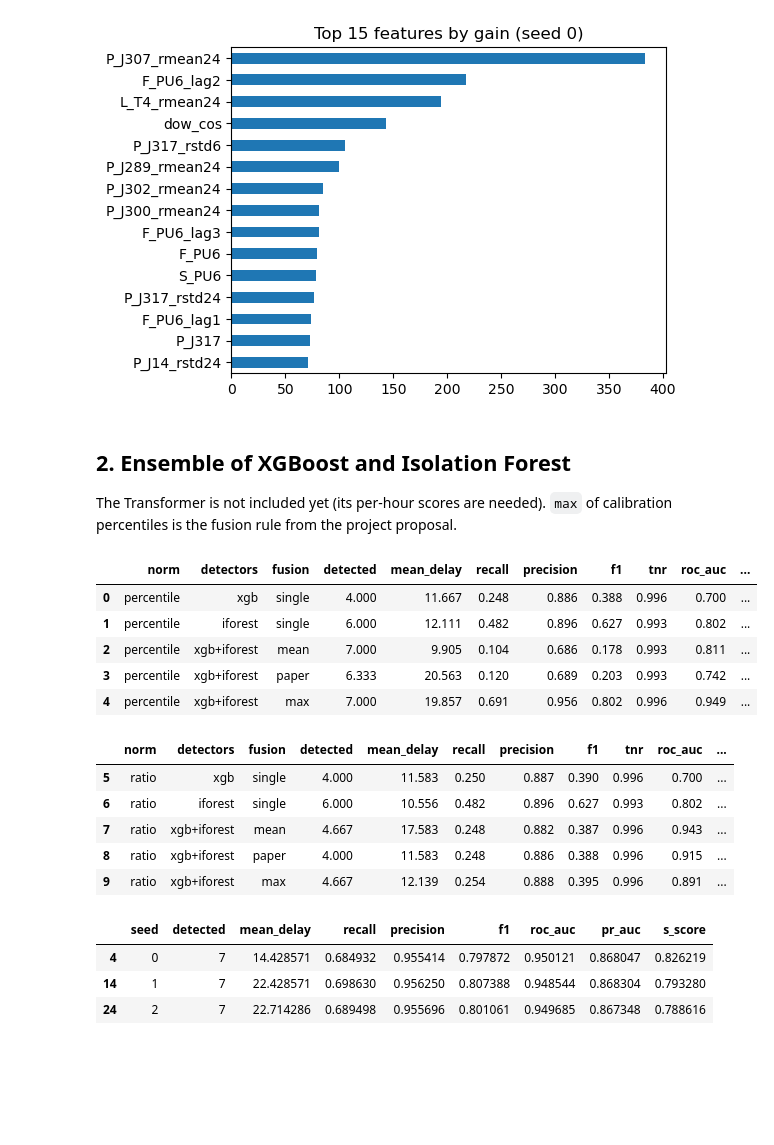
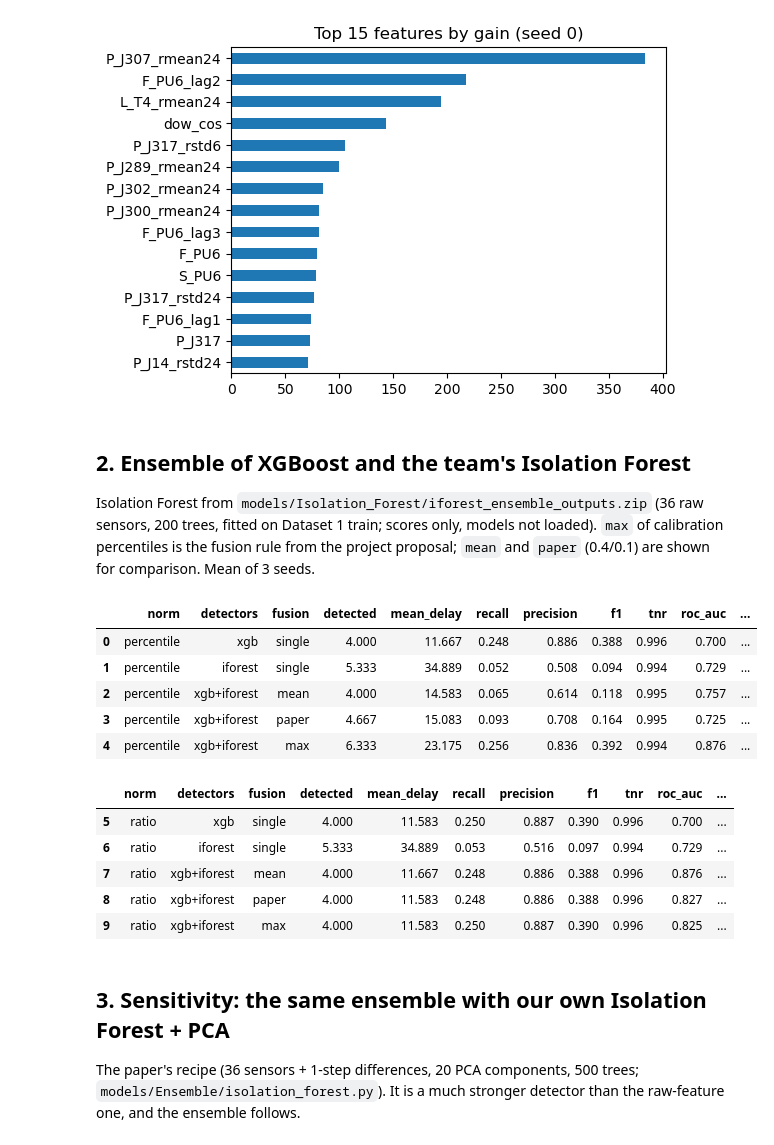
Before and after one commit to hima0921/BATADAL-project, a Jupyter notebook: notebooks/XGBoost_IForest_Ensemble.ipynb, the cells around one changed output. Cells and saved outputs as stored; diff of their text form; code cells hidden in the pictures; blank space fills up the shorter version.

```diff
--- a/notebooks/XGBoost_IForest_Ensemble.ipynb
+++ b/notebooks/XGBoost_IForest_Ensemble.ipynb
@@ -53,34 +53,29 @@ imp.head(15)[::-1].plot.barh(figsize=(6, 4), title='Top 15 features by gain (see
 # %% [output]
 [figure]
 # %% [markdown]
-## 2. Ensemble of XGBoost and Isolation Forest
+## 2. Ensemble of XGBoost and the team's Isolation Forest
 
-The Transformer is not included yet (its per-hour scores are needed). `max` of calibration percentiles is the fusion rule from the project proposal.
+Isolation Forest from `models/Isolation_Forest/iforest_ensemble_outputs.zip` (36 raw sensors, 200 trees, fitted on Dataset 1 train; scores only, models not loaded). `max` of calibration percentiles is the fusion rule from the project proposal; `mean` and `paper` (0.4/0.1) are shown for comparison. Mean of 3 seeds.
 # %%
-s = pd.read_csv(f'{R}/ensemble/summary.csv')
-s[s.norm == 'percentile']
+t = pd.read_csv(f'{R}/ensemble_team_if/summary.csv')
+t[t.norm == 'percentile']
 # %% [output]
 |  | norm | detectors | fusion | detected | mean_delay | recall | precision | f1 | tnr | roc_auc | ... |
 | 0 | percentile | xgb | single | 4.000 | 11.667 | 0.248 | 0.886 | 0.388 | 0.996 | 0.700 | ... |
-| 1 | percentile | iforest | single | 6.000 | 12.111 | 0.482 | 0.896 | 0.627 | 0.993 | 0.802 | ... |
-| 2 | percentile | xgb+iforest | mean | 7.000 | 9.905 | 0.104 | 0.686 | 0.178 | 0.993 | 0.811 | ... |
-| 3 | percentile | xgb+iforest | paper | 6.333 | 20.563 | 0.120 | 0.689 | 0.203 | 0.993 | 0.742 | ... |
-| 4 | percentile | xgb+iforest | max | 7.000 | 19.857 | 0.691 | 0.956 | 0.802 | 0.996 | 0.949 | ... |
+| 1 | percentile | iforest | single | 5.333 | 34.889 | 0.052 | 0.508 | 0.094 | 0.994 | 0.729 | ... |
+| 2 | percentile | xgb+iforest | mean | 4.000 | 14.583 | 0.065 | 0.614 | 0.118 | 0.995 | 0.757 | ... |
+| 3 | percentile | xgb+iforest | paper | 4.667 | 15.083 | 0.093 | 0.708 | 0.164 | 0.995 | 0.725 | ... |
+| 4 | percentile | xgb+iforest | max | 6.333 | 23.175 | 0.256 | 0.836 | 0.392 | 0.994 | 0.876 | ... |
 # %%
-s[s.norm == 'ratio']
+t[t.norm == 'ratio']
 # %% [output]
 |  | norm | detectors | fusion | detected | mean_delay | recall | precision | f1 | tnr | roc_auc | ... |
 | 5 | ratio | xgb | single | 4.000 | 11.583 | 0.250 | 0.887 | 0.390 | 0.996 | 0.700 | ... |
-| 6 | ratio | iforest | single | 6.000 | 10.556 | 0.482 | 0.896 | 0.627 | 0.993 | 0.802 | ... |
-| 7 | ratio | xgb+iforest | mean | 4.667 | 17.583 | 0.248 | 0.882 | 0.387 | 0.996 | 0.943 | ... |
-| 8 | ratio | xgb+iforest | paper | 4.000 | 11.583 | 0.248 | 0.886 | 0.388 | 0.996 | 0.915 | ... |
-| 9 | ratio | xgb+iforest | max | 4.667 | 12.139 | 0.254 | 0.888 | 0.395 | 0.996 | 0.891 | ... |
+| 6 | ratio | iforest | single | 5.333 | 34.889 | 0.053 | 0.516 | 0.097 | 0.994 | 0.729 | ... |
+| 7 | ratio | xgb+iforest | mean | 4.000 | 11.667 | 0.248 | 0.886 | 0.388 | 0.996 | 0.876 | ... |
+| 8 | ratio | xgb+iforest | paper | 4.000 | 11.583 | 0.248 | 0.886 | 0.388 | 0.996 | 0.827 | ... |
+| 9 | ratio | xgb+iforest | max | 4.000 | 11.583 | 0.250 | 0.887 | 0.390 | 0.996 | 0.825 | ... |
-# %%
-all_runs = pd.read_csv(f'{R}/ensemble/all_runs.csv')
-best = all_runs[(all_runs.norm == 'percentile') & (all_runs.fusion == 'max')]
-best[['seed','detected','mean_delay','recall','precision','f1','roc_auc','pr_auc','s_score']]
-# %% [output]
-|  | seed | detected | mean_delay | recall | precision | f1 | roc_auc | pr_auc | s_score |
-| 4 | 0 | 7 | 14.428571 | 0.684932 | 0.955414 | 0.797872 | 0.950121 | 0.868047 | 0.826219 |
-| 14 | 1 | 7 | 22.428571 | 0.698630 | 0.956250 | 0.807388 | 0.948544 | 0.868304 | 0.793280 |
-| 24 | 2 | 7 | 22.714286 | 0.689498 | 0.955696 | 0.801061 | 0.949685 | 0.867348 | 0.788616 |
+# %% [markdown]
+## 3. Sensitivity: the same ensemble with our own Isolation Forest + PCA
+
+The paper's recipe (36 sensors + 1-step differences, 20 PCA components, 500 trees; `models/Ensemble/isolation_forest.py`). It is a much stronger detector than the raw-feature one, and the ensemble follows.
```
Also changed, not shown: parts of 5 cells of this notebook, 9 other files.
